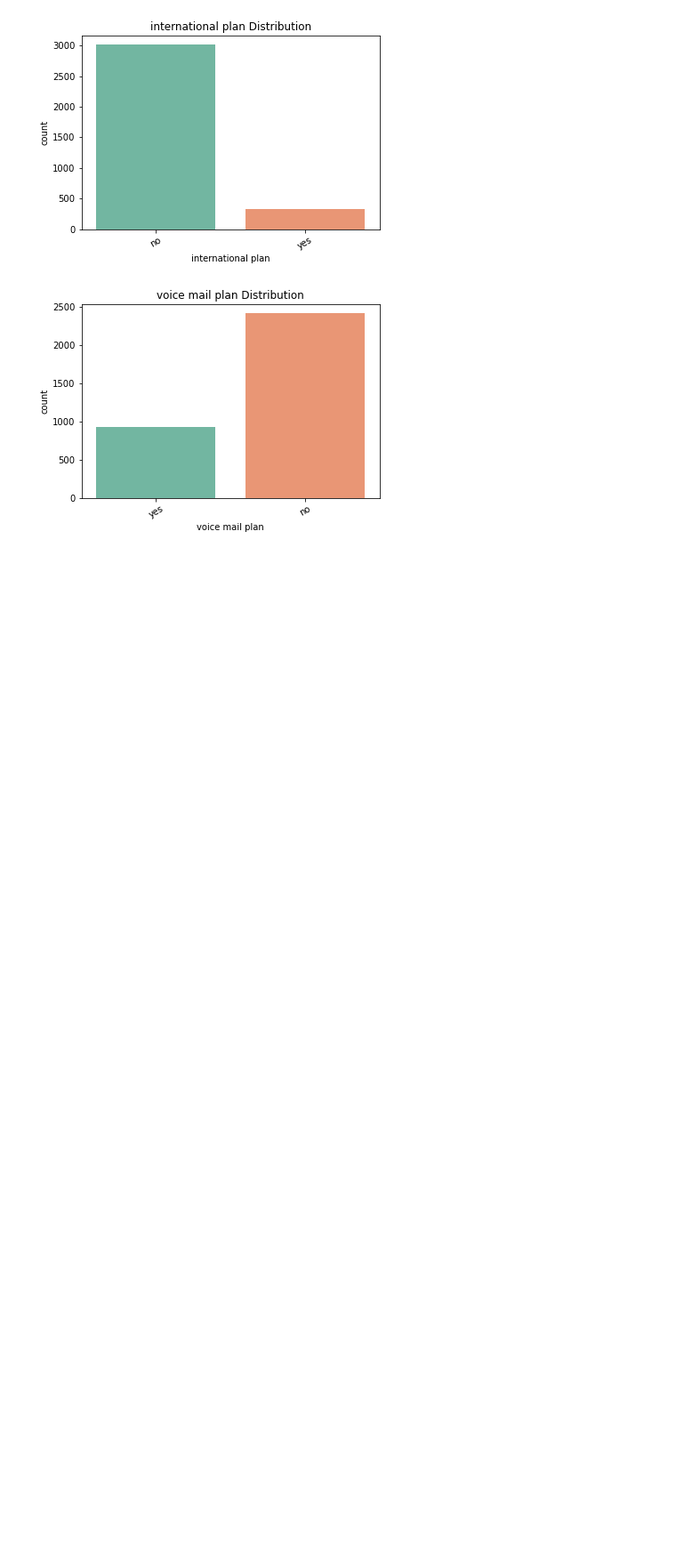
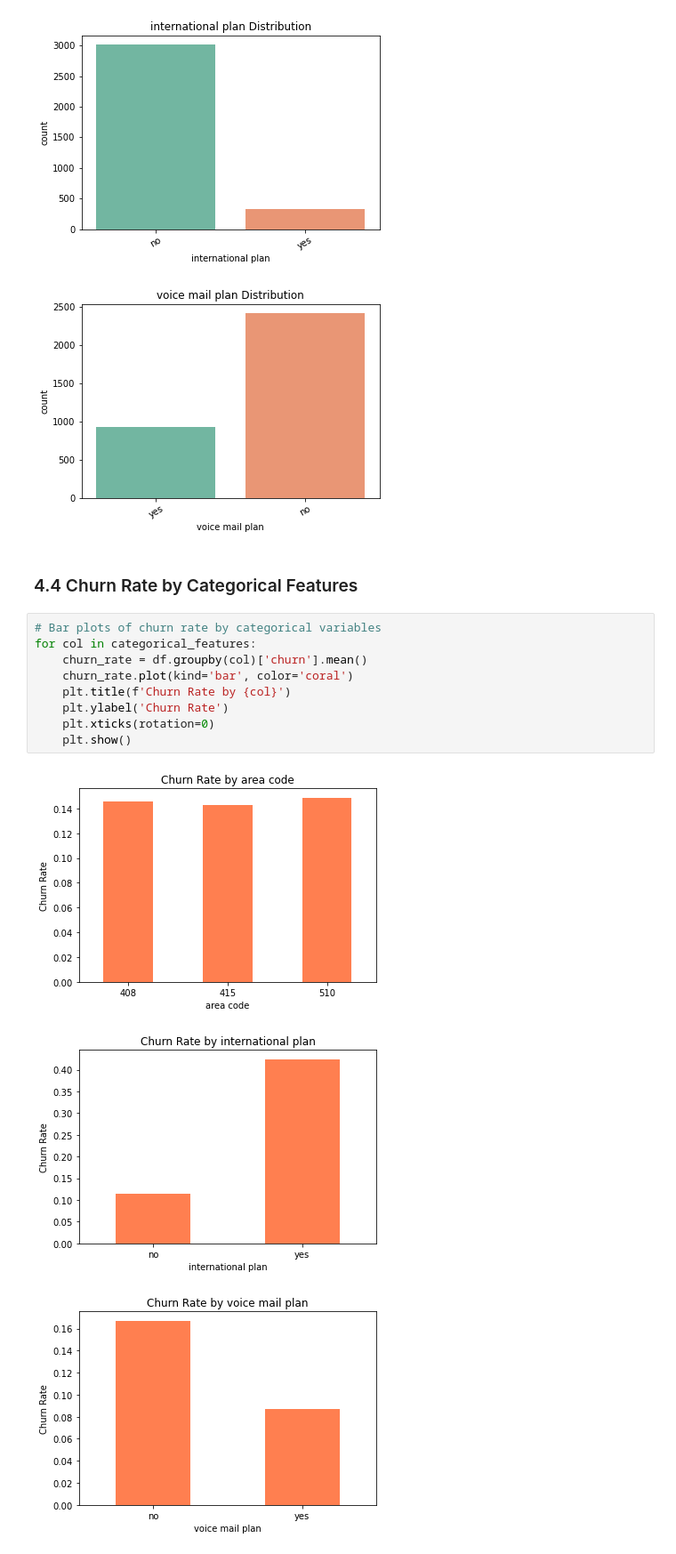
Before and after one commit to HellenDianaNjeri/SyriaTel-Customer-Churn, a Jupyter notebook: notebooks/SyriaTel Customer Churn.ipynb, the cells around one changed output. Shown at 89% size. Cells and saved outputs as stored; diff of their text form; blank space fills up the shorter version.

Commit message:
Plot churn rate by categorical features.

```diff
--- a/notebooks/SyriaTel Customer Churn.ipynb
+++ b/notebooks/SyriaTel Customer Churn.ipynb
@@ -427,3 +427,18 @@ for col in categorical_features:
 [figure]
 [figure]
 [figure]
+# %% [markdown]
+### 4.4 Churn Rate by Categorical Features
+# %%
+# Bar plots of churn rate by categorical variables
+for col in categorical_features:
+    churn_rate = df.groupby(col)['churn'].mean()
+    churn_rate.plot(kind='bar', color='coral')
+    plt.title(f'Churn Rate by {col}')
+    plt.ylabel('Churn Rate')
+    plt.xticks(rotation=0)
+    plt.show()
+# %% [output]
+[figure, added]
+[figure, added]
+[figure, added]
```
